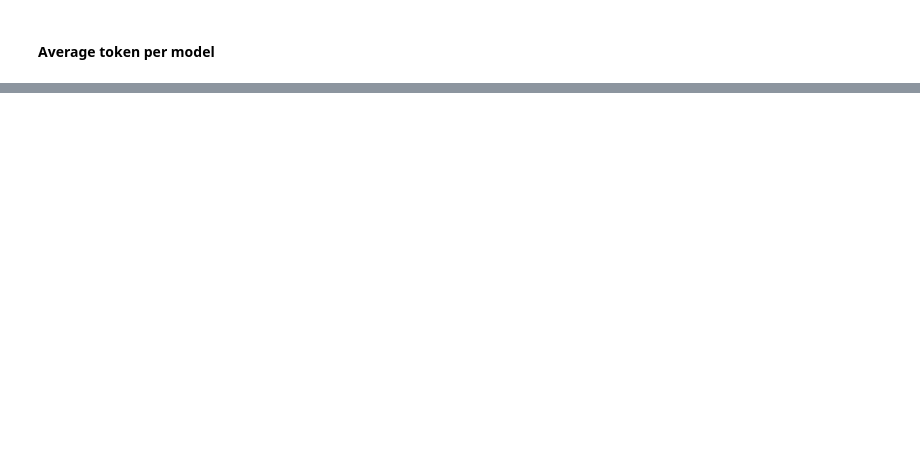
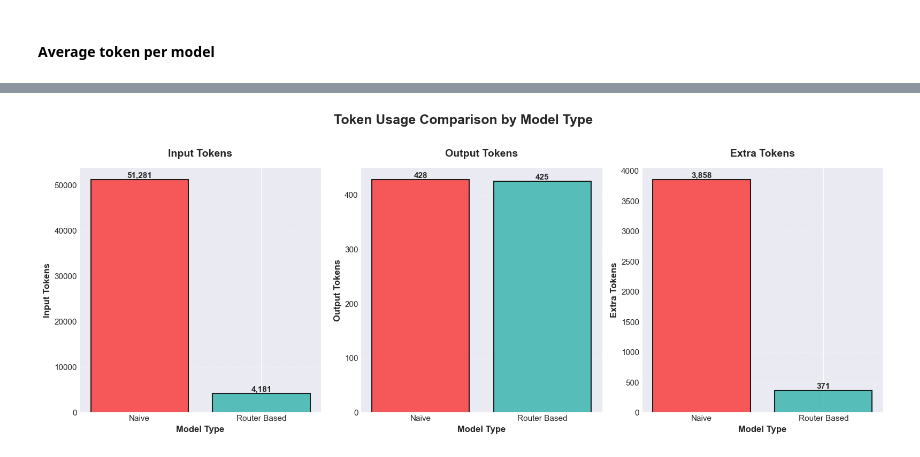
Before and after one commit to andreamurari/TesiMagistrale_NextQuerySuggestion, a Jupyter notebook: GeminiAPI_x_streamlit/token_usage_analysis.ipynb, the cells around one changed output, grey strips where cells are left out. Drawn from its saved outputs; the diff is of its cells as text; code cells hidden in the pictures; blank space fills up the shorter version.

Commit message:
Update token_usage_analysis

```diff
--- a/GeminiAPI_x_streamlit/token_usage_analysis.ipynb
+++ b/GeminiAPI_x_streamlit/token_usage_analysis.ipynb
@@ -54,7 +54,7 @@ df = df.rename(columns={
 })
 
 df['Extra Tokens'] = df['Total Tokens'] - df['Input Tokens'] - df['Output Tokens']
-df['Model'] = df['Step'].apply(lambda x: 'Naive' if 'Generator (NAIVE RAG - Full DB)' in x else 'Router Based')
+df['Model'] = df['Step'].apply(lambda x: 'Naive' if '_Naive' in x else 'Router Based')
 
 df.head()
 # %% [output]
@@ -64,3 +64,13 @@ df.head()
 | 2 | 2026-04-19 16:46:11 | Router_RB | 661 | 25 | 686 | NaN | 0 | Router Based |
 | 3 | 2026-04-19 16:46:14 | Generator_RB | 1240 | 100 | 1340 | NaN | 0 | Router Based |
 | 4 | 2026-04-19 17:03:17 | Generator_RB | 455 | 268 | 723 | NaN | 0 | Router Based |
+# %%
+step_token_usage_df = df.groupby(['Step', 'Model'])[['Input Tokens', 'Output Tokens', 'Extra Tokens', 'Total Tokens']].mean().reset_index()
+display(step_token_usage_df)
+step_time_usage_df = df.groupby(['Step', 'Model'])['Latency'].mean().reset_index()
+display(step_time_usage_df)
+
+model_token_usage_df = step_token_usage_df.groupby('Model')[['Input Tokens', 'Output Tokens', 'Extra Tokens', 'Total Tokens']].sum().reset_index()
+display(model_token_usage_df)
+model_time_usage_df = step_time_usage_df.groupby('Model')['Latency'].sum().reset_index()
+display(model_time_usage_df)
@@ -196,0 +121,42 @@ plt.show()
+# %%
+plt.style.use('seaborn-v0_8-darkgrid')
+
+fig, axes = plt.subplots(1, 3, figsize=(16, 6))
+fig.suptitle('Token Usage Comparison by Model Type', fontsize=18, fontweight='bold', y=1.02)
+
+metrics = ['Input Tokens', 'Output Tokens', 'Extra Tokens']
+axes_flat = axes.flatten()
+
+for idx, metric in enumerate(metrics):
+    ax = axes_flat[idx]
+
+    bars = ax.bar(model_token_usage_df['Model'], model_token_usage_df[metric],
+                   color=[model_cmap[model] for model in model_token_usage_df['Model']],
+                   edgecolor='black', linewidth=1.5, alpha=0.85)
+
+    ax.set_title(f'{metric}', fontsize=14, fontweight='bold', pad=15)
+    ax.set_ylabel(metric, fontsize=12, fontweight='bold')
+    ax.set_xlabel('Model Type', fontsize=12, fontweight='bold')
+    ax.grid(axis='y', alpha=0.3, linestyle='--')
+    ax.set_axisbelow(True)
+
+    # Improve tick labels
+    ax.tick_params(axis='both', which='major', labelsize=11)
+
+    # Add value labels on bars
+    for bar in bars:
+        height = bar.get_height()
+        ax.text(bar.get_x() + bar.get_width()/2., height,
+                f'{int(height):,}',
+                ha='center', va='bottom', fontsize=11, fontweight='bold')
+
+    # Remove top and right spines for cleaner look
+    ax.spines['top'].set_visible(False)
+    ax.spines['right'].set_visible(False)
+    ax.spines['left'].set_linewidth(1.5)
+    ax.spines['bottom'].set_linewidth(1.5)
+
+plt.tight_layout()
+plt.show()
+# %% [output]
+[figure, added]
```
Also changed, not shown: parts of 8 cells of this notebook.
